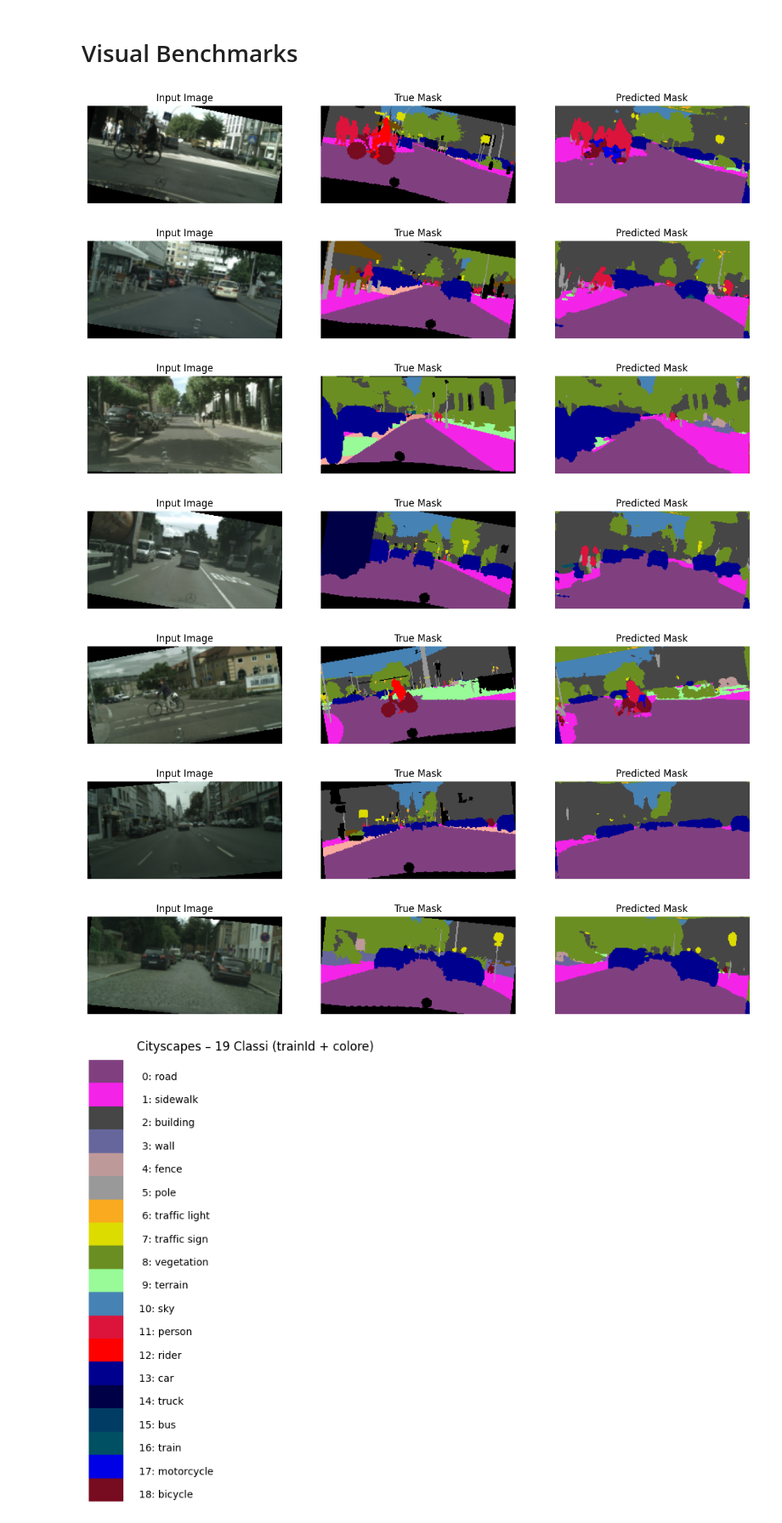
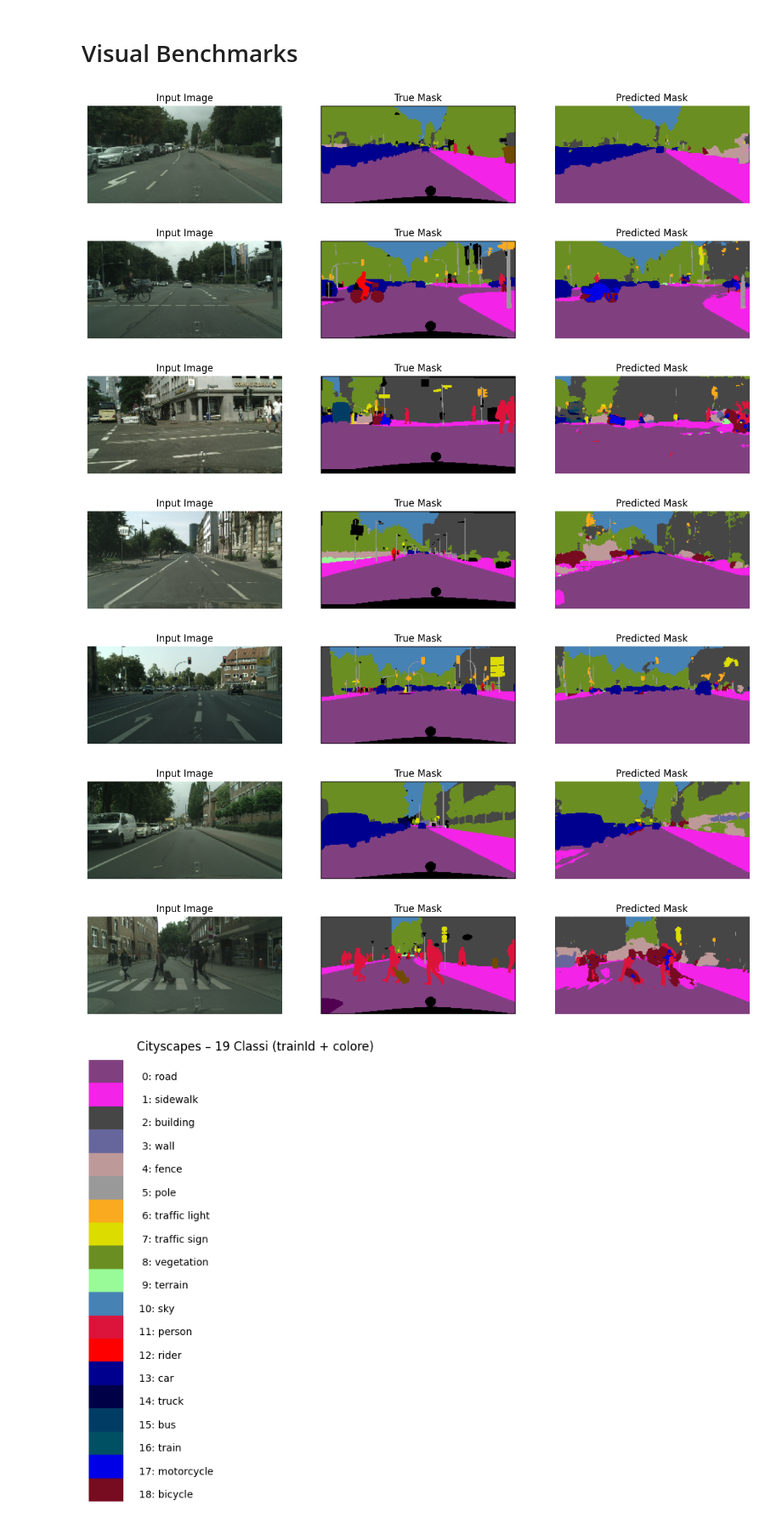
Before and after one commit to LorenzoBacchini/3D_perception_Project_1, a Jupyter notebook: U-Net.ipynb, the cells around one changed output. Shown at 85% size. Cells and saved outputs as stored; diff of their text form; code cells hidden in the pictures.

Commit message:
The test dataset has been replaced with the validation dataset

```diff
--- a/U-Net.ipynb
+++ b/U-Net.ipynb
@@ -58,9 +58,9 @@ class CityscapeDataset(Dataset):
         self.image_pattern = "**/*.png"
 
         if test:
-            self.images = sorted(self.root_path.joinpath("Cityscape Dataset/leftImg8bit/test").glob(self.image_pattern))
-            self.masks = sorted(self.root_path.joinpath("Fine Annotations/gtFine/test").glob(self.mask_pattern))
-            self.labelIds = sorted(self.root_path.joinpath("Fine Annotations/gtFine/test").glob(self.labelIds_pattern))
+            self.images = sorted(self.root_path.joinpath("Cityscape Dataset/leftImg8bit/val").glob(self.image_pattern))
+            self.masks = sorted(self.root_path.joinpath("Fine Annotations/gtFine/val").glob(self.mask_pattern))
+            self.labelIds = sorted(self.root_path.joinpath("Fine Annotations/gtFine/val").glob(self.labelIds_pattern))
         else:
             self.images = sorted(self.root_path.joinpath("Cityscape Dataset/leftImg8bit/train/").glob(self.image_pattern))
             self.masks = sorted(self.root_path.joinpath("Fine Annotations/gtFine/train/").glob(self.mask_pattern))
@@ -436,5 +443,5 @@ PATH = '/kaggle/working/U-Net-Cityscapes_4.pth'
 torch.save(unet.state_dict(), PATH)
 # %%
 # Load the model
-PATH = '/kaggle/input/u-net-cityscapes-1/pytorch/default/1/U-Net-Cityscapes_2.pth'
+PATH = '/kaggle/input/u-net4/pytorch/default/1/U-Net-Cityscapes_4.pth'
 unet.load_state_dict(torch.load(PATH, device))
@@ -445,7 +454,7 @@ unet.load_state_dict(torch.load(PATH, device))
 dataset_test = CityscapeDataset(root_path="/kaggle/input/cityscape-dataset", test=True, image_transform=image_transforms, mask_transform=mask_transforms)
 # %%
 # Definition of the dataloader to iteratively load the images/masks from the test dataset
-dataloader_test = DataLoader(dataset=dataset_train, batch_size=BATCH_SIZE, shuffle=False, num_workers=3)
+dataloader_test = DataLoader(dataset=dataset_test, batch_size=BATCH_SIZE, shuffle=False, num_workers=3)
 # %% [markdown]
 # Testing
 # %%
@@ -609,16 +618,16 @@ def show_predictions(dataloader, device, num=1):
                 break
 # %%
 # Showing n random images from the test dataset with the ground truth mask and the predicted mask
-shuffled_dataloader_test = DataLoader(dataset=dataset_train, batch_size=BATCH_SIZE, shuffle=True, num_workers=3)
+shuffled_dataloader_test = DataLoader(dataset=dataset_test, batch_size=BATCH_SIZE, shuffle=True, num_workers=3)
 show_predictions(shuffled_dataloader_test, device, 6)
 # %% [output]
-[figure, old version]
+[figure, new version]
-[figure, old version]
+[figure, new version]
-[figure, old version]
+[figure, new version]
-[figure, old version]
+[figure, new version]
-[figure, old version]
+[figure, new version]
-[figure, old version]
+[figure, new version]
-[figure, old version]
+[figure, new version]
 # %%
 # Crea figura
 fig, ax = plt.subplots(figsize=(6, 8))
```
Also changed, not shown: parts of 5 cells of this notebook.
